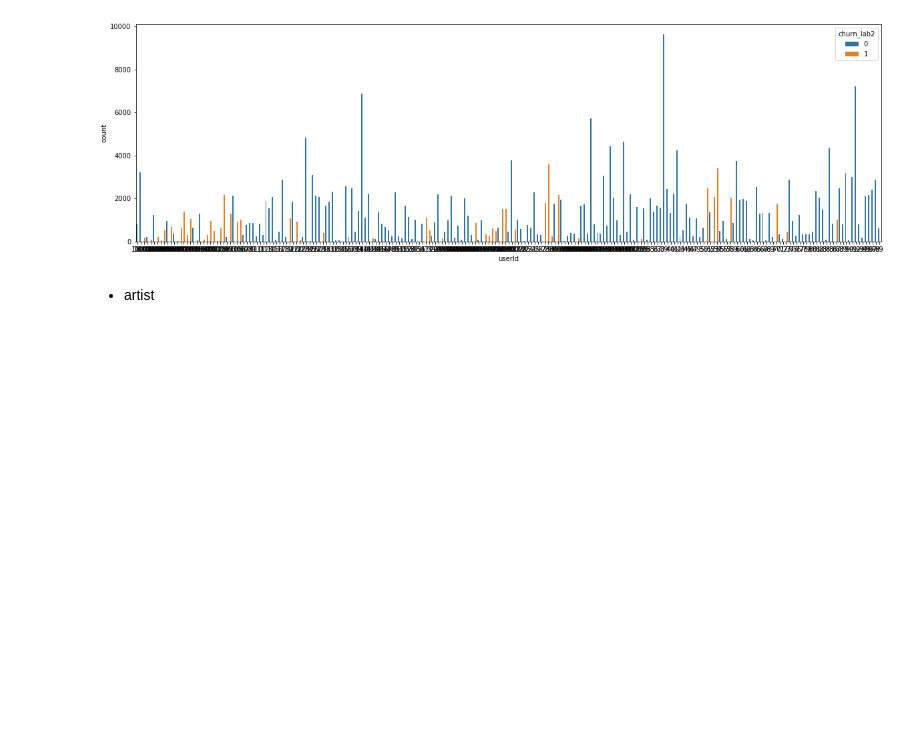
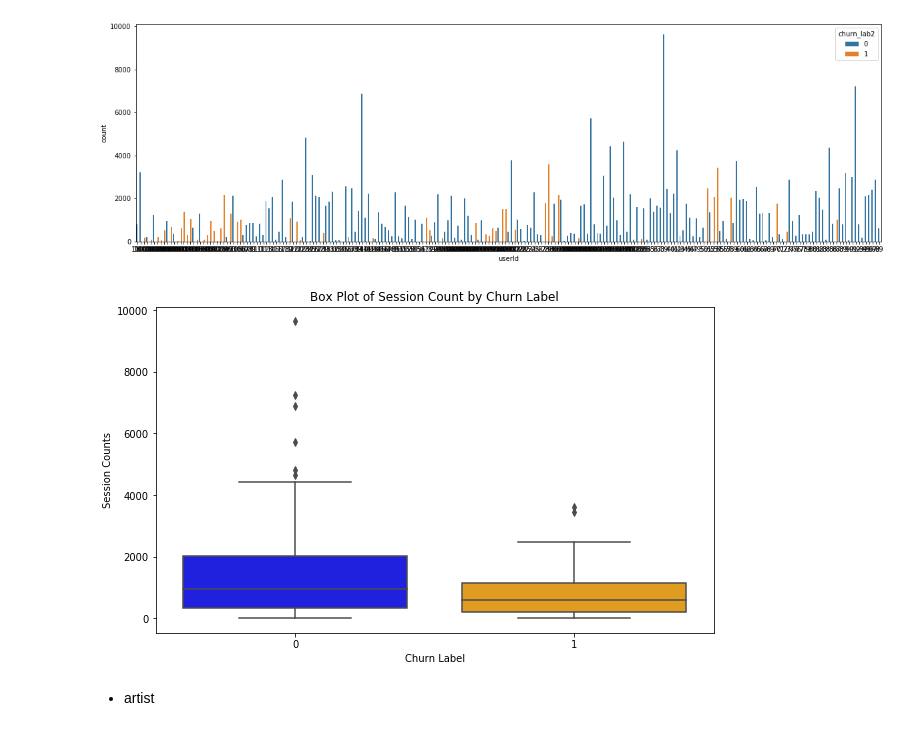
Before and after one commit to thecochenille/scaling-fishstick, a Jupyter notebook: Sparkify.ipynb, the cells around one changed output. Saved outputs shown, nothing was run; the diff lists cells and outputs as text; code cells hidden in the pictures; blank space fills up the shorter version.

```diff
--- a/Sparkify.ipynb
+++ b/Sparkify.ipynb
@@ -503,6 +707,19 @@ sns.barplot(data=session_count_by_churn, x='userId', y='count', hue='churn_lab2'
 # %% [output]
 <matplotlib.axes._subplots.AxesSubplot at 0x...>
 [figure]
+# %%
+plt.figure(figsize=(10, 6))
+sns.boxplot(x="churn_lab2", y="count", data=session_count_by_churn, palette={0: 'blue', 1: 'orange'})
+
+# Labels and Title
+plt.xlabel('Churn Label')
+plt.ylabel('Session Counts')
+plt.title('Box Plot of Session Count by Churn Label')
+
+# Show the plot
+plt.show()
+# %% [output]
+[figure, added]
 # %% [markdown]
 - artist
 # %%
```
Also changed, not shown: parts of 61 cells of this notebook.
